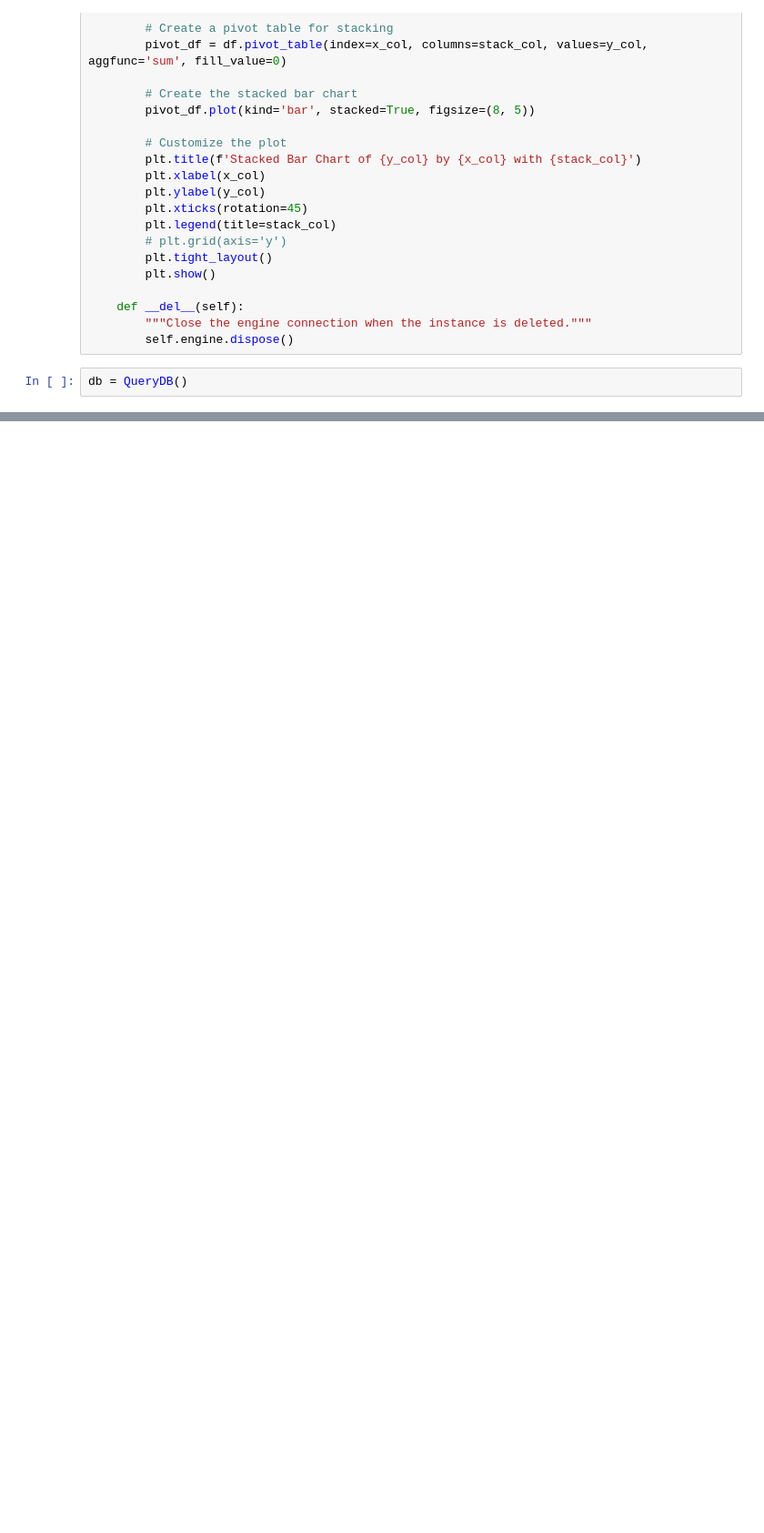
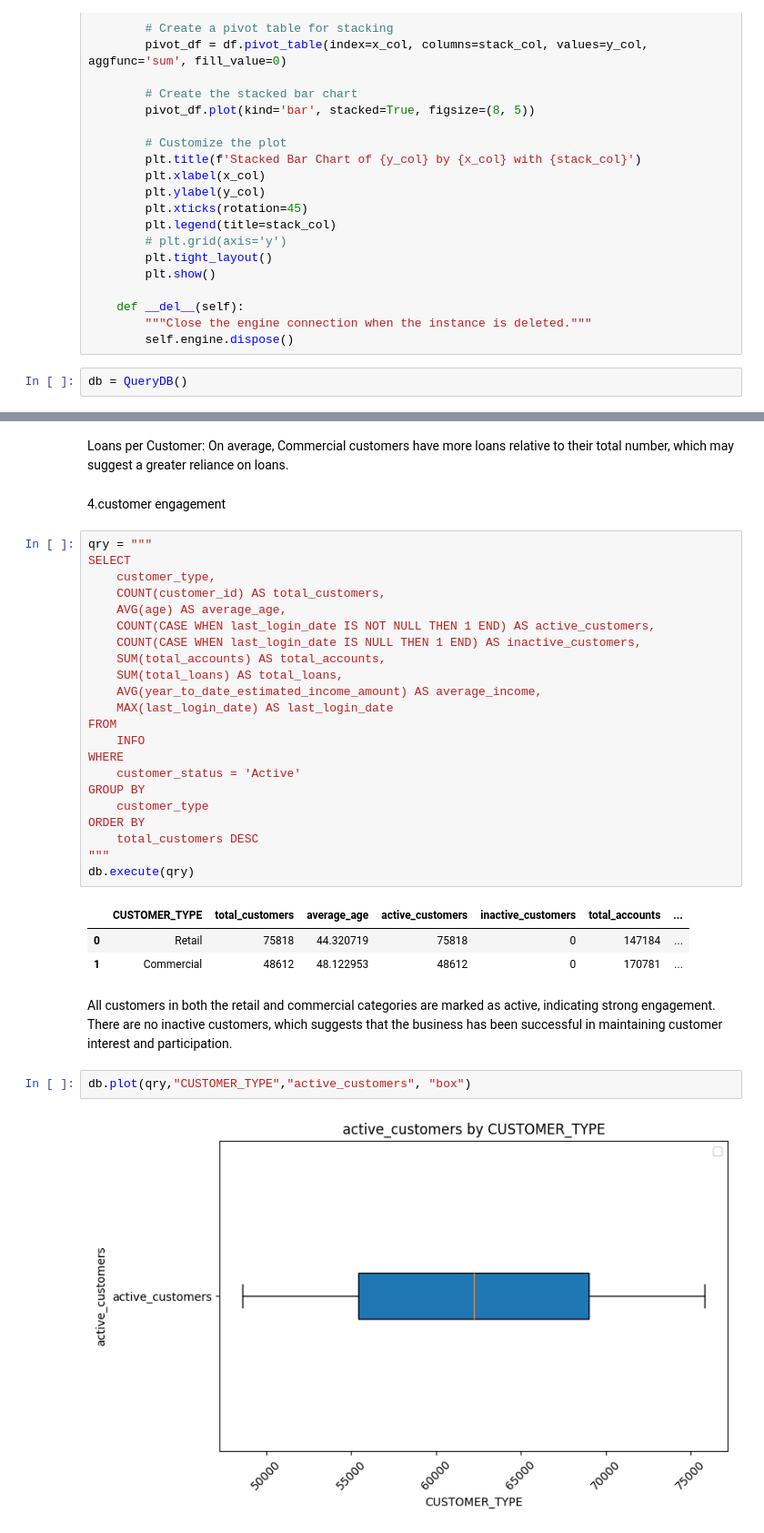
Before and after one commit to scidata-22/star-api, a Jupyter notebook: 03_data_set.ipynb, the cells around one changed output, grey strips where cells are left out. Shown at 91% size. Drawn from its saved outputs; the diff is of its cells as text; blank space fills up the shorter version.

```diff
--- a/03_data_set.ipynb
+++ b/03_data_set.ipynb
@@ -103,0 +192,37 @@ db.plot_stacked_bar(qry, "join_month", "customer_count", "CUSTOMER_STATUS")
+# %% [markdown]
+Loans per Customer:
+On average, Commercial customers have more loans relative to their total number, which may suggest a greater reliance on loans.
+# %% [markdown]
+4.customer engagement
+# %%
+qry = """
+SELECT
+    customer_type,
+    COUNT(customer_id) AS total_customers,
+    AVG(age) AS average_age,
+    COUNT(CASE WHEN last_login_date IS NOT NULL THEN 1 END) AS active_customers,
+    COUNT(CASE WHEN last_login_date IS NULL THEN 1 END) AS inactive_customers,
+    SUM(total_accounts) AS total_accounts,
+    SUM(total_loans) AS total_loans,
+    AVG(year_to_date_estimated_income_amount) AS average_income,
+    MAX(last_login_date) AS last_login_date
+FROM
+    INFO
+WHERE
+    customer_status = 'Active'
+GROUP BY
+    customer_type
+ORDER BY
+    total_customers DESC
+"""
+db.execute(qry)
+# %% [output]
+|  | CUSTOMER_TYPE | total_customers | average_age | active_customers | inactive_customers | total_accounts | ... |
+| 0 | Retail | 75818 | 44.320719 | 75818 | 0 | 147184 | ... |
+| 1 | Commercial | 48612 | 48.122953 | 48612 | 0 | 170781 | ... |
+# %% [markdown]
+All customers in both the retail and commercial categories are marked as active, indicating strong engagement. There are no inactive customers, which suggests that the business has been successful in maintaining customer interest and participation.
+# %%
+db.plot(qry,"CUSTOMER_TYPE","active_customers", "box")
+# %% [output]
+[figure, added]
```
Also changed, not shown: parts of 26 cells of this notebook.
